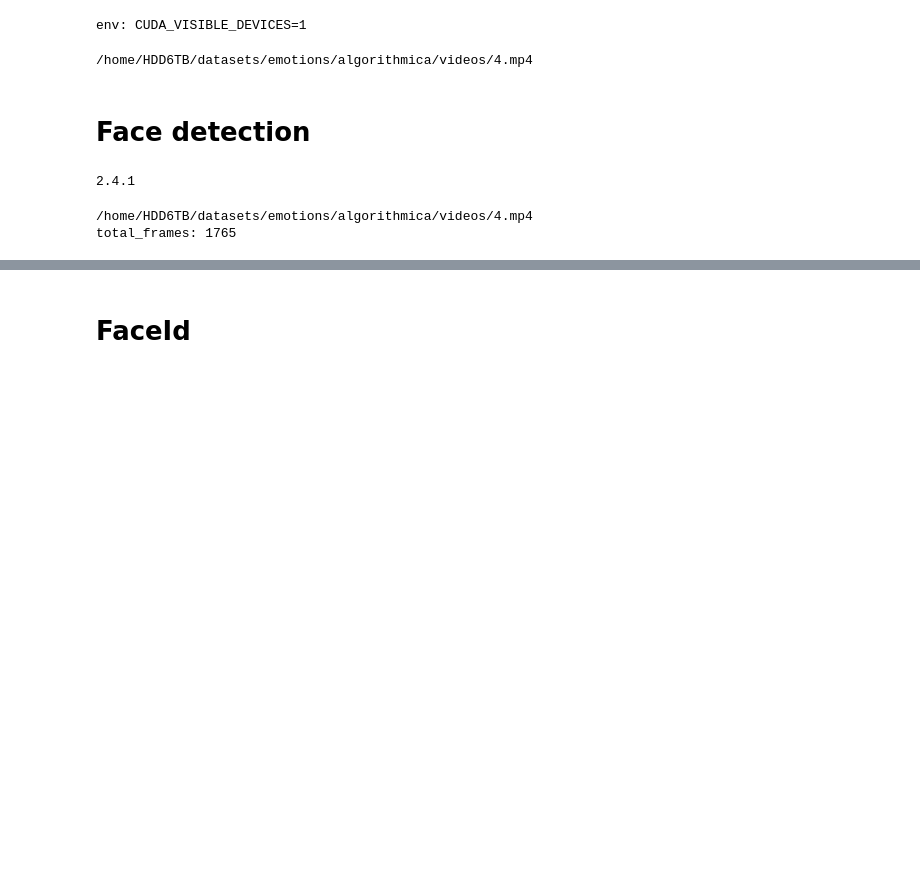
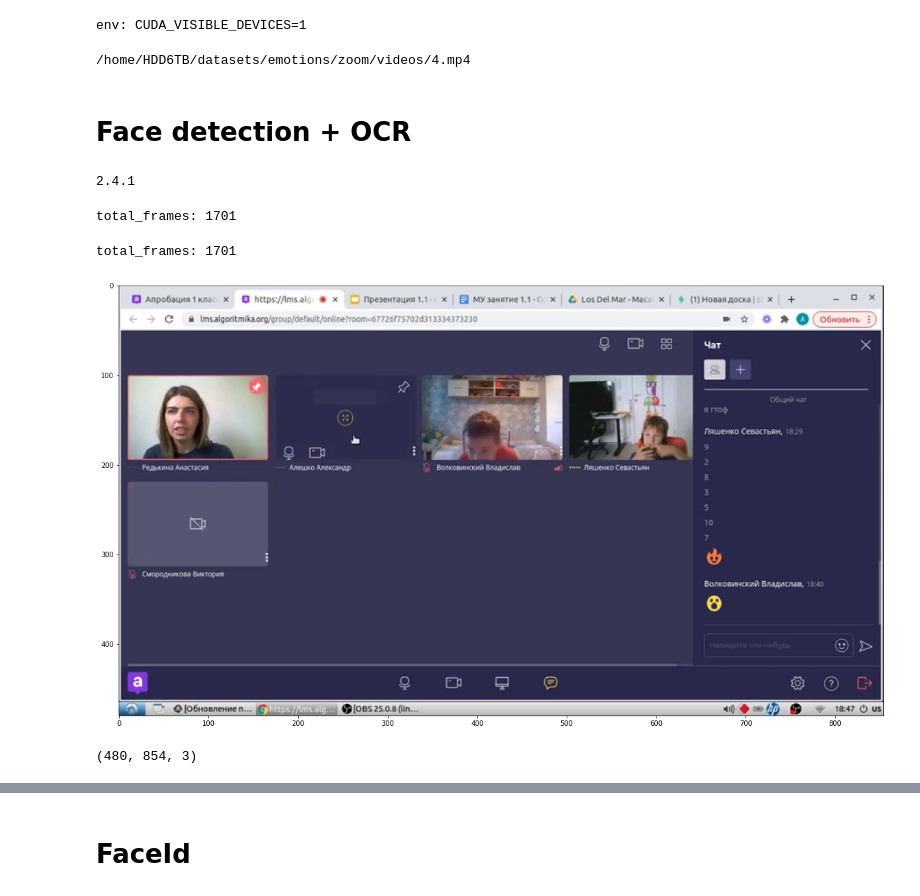
Before and after one commit to av-savchenko/face-emotion-recognition, a Jupyter notebook: src/video_summarizer.ipynb, the cells around one changed output, grey strips where cells are left out. Cells and saved outputs as stored; diff of their text form; code cells hidden in the pictures; blank space fills up the shorter version.

```diff
--- a/src/video_summarizer.ipynb
+++ b/src/video_summarizer.ipynb
@@ -3,7 +3,7 @@
 # %% [output]
 env: CUDA_VISIBLE_DEVICES=1
 # %%
-DATA_DIR='/home/HDD6TB/datasets/emotions/algorithmica/'
+DATA_DIR='/home/HDD6TB/datasets/emotions/zoom/'
 # %%
 import os
 from PIL import Image
@@ -30,11 +30,11 @@ compare_filenames=lambda x: int(os.path.splitext(x)[0])
 # %%
 video_path=os.path.join(DATA_DIR,'videos/4.mp4')
 print(video_path)
-faces_path=os.path.join(DATA_DIR,'faces/mtcnn_aligned/4')
+faces_path=os.path.join(DATA_DIR,'faces/mtcnn_new/4')
 # %% [output]
-/home/HDD6TB/datasets/emotions/algorithmica/videos/4.mp4
+/home/HDD6TB/datasets/emotions/zoom/videos/4.mp4
 # %% [markdown]
-# Face detection
+# Face detection + OCR
 # %%
 import tensorflow as tf
 
@@ -148,16 +148,20 @@ def preprocess(img, bbox=None, landmark=None, **kwargs):
         warped = cv2.warpAffine(img,M,(image_size[1],image_size[0]), borderValue = 0.0)
         return warped
 # %%
+import pytesseract
 if not os.path.exists(faces_path):
     os.mkdir(faces_path)
+
 cap = cv2.VideoCapture(video_path)
 fps = cap.get(cv2.CAP_PROP_FPS)
-frame_count = 0
-counter=0
 total_frames = int(cap.get(cv2.CAP_PROP_FRAME_COUNT))
 print('total_frames:',total_frames)
 cap.set(cv2.CAP_PROP_POS_FRAMES,1)
-bboxes=[]
+
+frame_count = 0
+counter=0
+bboxes,all_text=[],[]
+
 for frame_count in tqdm(range(total_frames-1)):
     ret, frame_bgr = cap.read()
     counter+=1
@@ -179,8 +183,11 @@ for frame_count in tqdm(range(total_frames-1)):
         for i,b in enumerate(bounding_boxes):
             outfile=os.path.join(faces_folder, str(i)+'.png')
             if not os.path.exists(outfile):
-                p=points[i]
-                p = p.reshape((2,5)).T
+                if True:
+                    p=None
+                else:
+                    p=points[i]
+                    p = p.reshape((2,5)).T
                 face_img=preprocess(frame_bgr,b,p)
 
                 if np.prod(face_img.shape)==0:
@@ -189,7 +196,51 @@ for frame_count in tqdm(range(total_frames-1)):
                 cv2.imwrite(outfile, face_img)
         bboxes.append(bounding_boxes)
 
+        frame = cv2.resize(frame, None, fx=2.0, fy=2.0, interpolation=cv2.INTER_LINEAR)
+        results=pytesseract.image_to_data(frame,lang='rus+eng',output_type=pytesseract.Output.DICT)
+        frame_text=[]
+        for i in range(0, len(results["text"])):
+            x = results["left"][i]
+            y = results["top"][i]
+            w = results["width"][i]
+            h = results["height"][i]
+            text = results["text"][i].strip()
+            conf = float(results["conf"][i])
+            if conf > 0 and len(text)>1:
+                frame_text.append((text,int(x/frame.shape[1]*frame_bgr.shape[1]),int(y/frame.shape[0]*frame_bgr.shape[0]),
+                                 int(w/frame.shape[1]*frame_bgr.shape[1]),int(h/frame.shape[0]*frame_bgr.shape[1])))
+        all_text.append(frame_text)
+
 cap.release()
 # %% [output]
-/home/HDD6TB/datasets/emotions/algorithmica/videos/4.mp4
-total_frames: 1765
+total_frames: 1701
+# %%
+cap = cv2.VideoCapture(video_path)
+fps = cap.get(cv2.CAP_PROP_FPS)
+total_frames = int(cap.get(cv2.CAP_PROP_FRAME_COUNT))
+print('total_frames:',total_frames)
+cap.set(cv2.CAP_PROP_POS_FRAMES,1)
+
+frame_count = 0
+counter=0
+bboxes,all_text=[],[]
+
+for frame_count in (range(total_frames-1)):
+    ret, frame_bgr = cap.read()
+    counter+=1
+    if not ret:
+        #cap.release()
+        #break
+        continue
+    if frame_count>0:
+        break
+frame_orig = cv2.cvtColor(frame_bgr, cv2.COLOR_BGR2RGB)
+plt.figure(figsize=(20, 20))
+plt.imshow(frame_orig)
+plt.show()
+
+print(frame_orig.shape)
+# %% [output]
+total_frames: 1701
+[figure, added]
+(480, 854, 3)
```
Also changed, not shown: parts of 17 cells of this notebook.
